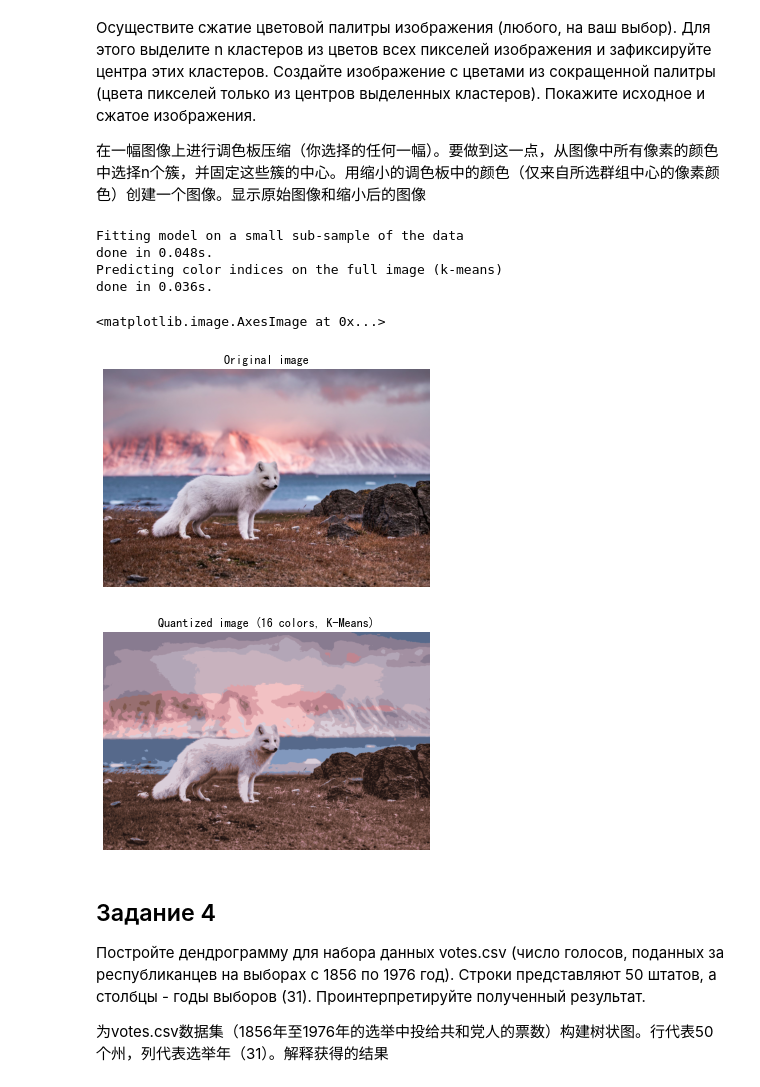
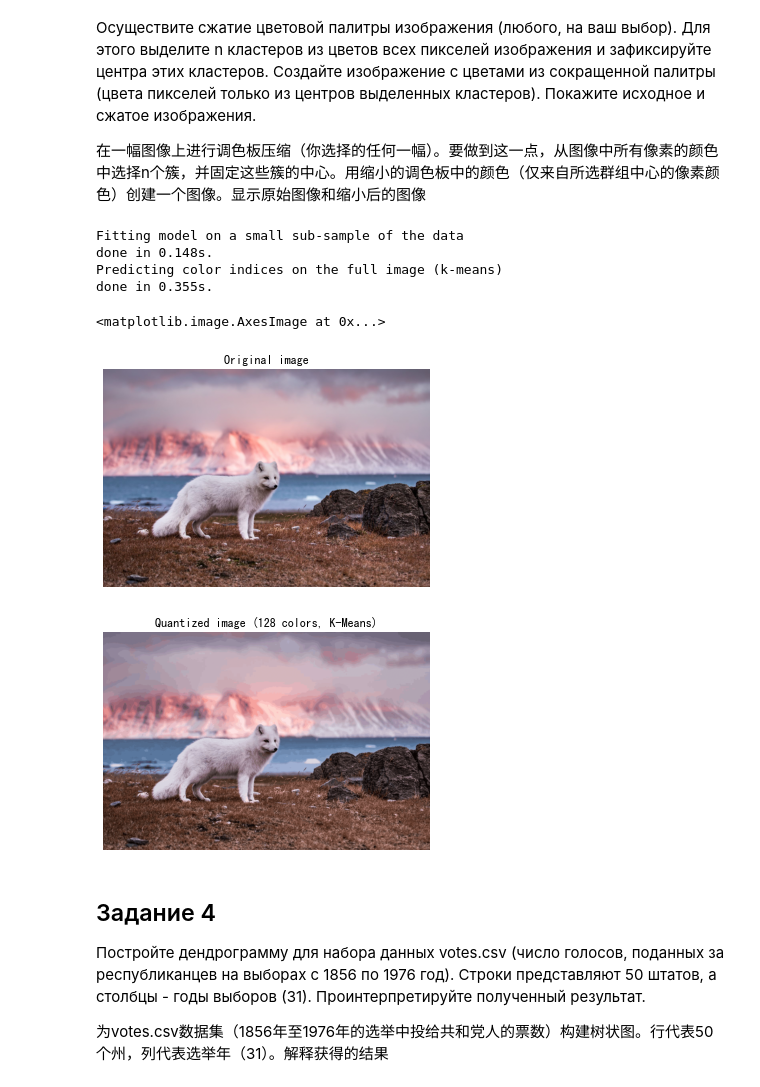
Before and after one commit to NekoSilverFox/Machine-learning, a Jupyter notebook: 125 - 聚类算法 - SPbSTU - lab3/lab3 - 聚类算法.ipynb, the cells around one changed output. Cells and saved outputs as stored; diff of their text form; code cells hidden in the pictures.

```diff
--- a/125 - 聚类算法 - SPbSTU - lab3/lab3 - 聚类算法.ipynb
+++ b/125 - 聚类算法 - SPbSTU - lab3/lab3 - 聚类算法.ipynb
@@ -192,7 +192,7 @@ from sklearn.utils import shuffle
 from skimage.io import imread
 from time import time
 
-n_colors = 16
+n_colors = 128
 
 # Load the Summer Palace photo
 fox = imread("fox.jpg")
@@ -215,36 +215,36 @@ print(f"done in {time() - t0:0.3f}s.")
 
 # Get labels for all points
 print("Predicting color indices on the full image (k-means)")
 t0 = time()
 labels = kmeans.predict(image_array)
 print(f"done in {time() - t0:0.3f}s.")
 
 
 def recreate_image(codebook, labels, w, h):
     """Recreate the (compressed) image from the code book & labels"""
     return codebook[labels].reshape(w, h, -1)
 
 
 # Display all results, alongside original image
 plt.figure(1)
 plt.clf()
 plt.axis("off")
 plt.title("Original image")
 plt.imshow(fox)
 
 plt.figure(2)
 plt.clf()
 plt.axis("off")
 plt.title(f"Quantized image ({n_colors} colors, K-Means)")
 plt.imshow(recreate_image(kmeans.cluster_centers_, labels, w, h))
 # %% [output]
 Fitting model on a small sub-sample of the data
-done in 0.048s.
+done in 0.148s.
 Predicting color indices on the full image (k-means)
-done in 0.036s.
+done in 0.355s.
 <matplotlib.image.AxesImage at 0x...>
 [figure]
-[figure, old version]
+[figure, new version]
 # %% [markdown]
 ## Задание 4
 
```
Also changed, not shown: parts of 1 cell of this notebook, 6 other files.
